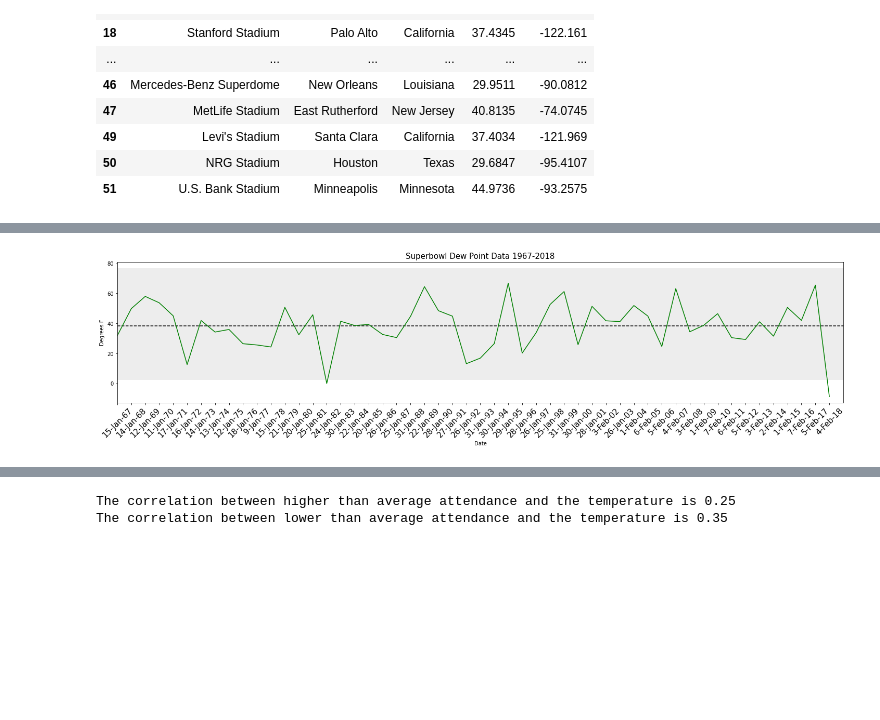
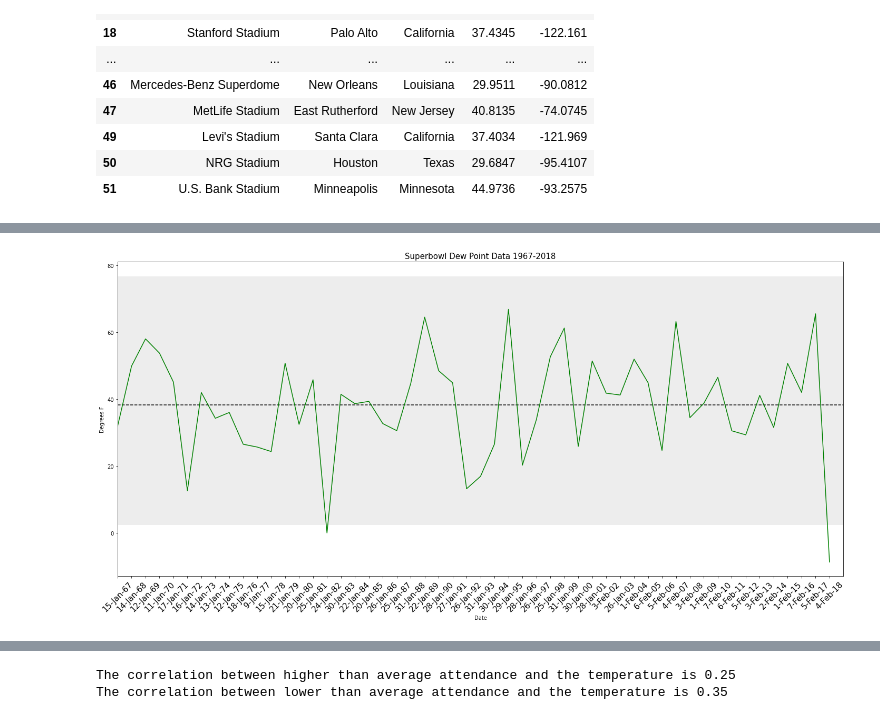
Before and after one commit to CodingComrades/Data, a Jupyter notebook: SB_weather/SB weather analysis.ipynb, the cells around one changed output, grey strips where cells are left out. Cells and saved outputs as stored; diff of their text form; code cells hidden in the pictures; blank space fills up the shorter version.

```diff
--- a/SB_weather/SB weather analysis.ipynb
+++ b/SB_weather/SB weather analysis.ipynb
@@ -191,30 +198,32 @@ The variance of the temperature data is 233.81221638313608
 # %%
 # Calculate stats for average dew point of every superbowl
 dew_point = SB_df["Dew Point (F)"]
 d_quartiles = dew_point.quantile([.25,.5,.75])
 d_lowerq = d_quartiles[0.25]
 d_upperq = d_quartiles[0.75]
 d_iqr = d_upperq-d_lowerq
 # lower an upper bounds to determine outliers
 d_lower_bound = d_lowerq - (1.5*d_iqr)
 d_upper_bound = d_upperq + (1.5*d_iqr)
 
 avg_dp = np.mean(dew_point)
 
 # Plot stats
-plt.figure(figsize=(25,5))
+plt.figure(figsize=(20,10))
 plt.plot(x_values, SB_df["Dew Point (F)"], color="green", label="Temperature")
 plt.xlim(0, len(x_values))
 plt.ylabel("Degrees F")
 plt.title("Superbowl Dew Point Data 1967-2018", fontsize=15)
 plt.grid(axis="y")
 plt.axhspan(d_lower_bound, d_upper_bound, facecolor='k', alpha=0.07)
 plt.hlines(avg_dp, 0, len(x_values), Linestyles='dashed')
 plt.xticks(rotation=45)
 plt.tick_params(axis='x', which='major', labelsize=15)
 plt.xlabel("Date")
 plt.grid(axis="y")
+plt.tight_layout()
+plt.savefig("Figures/dpPlot.png")
 # %% [output]
-[figure, old version]
+[figure, new version]
 # %%
 # Plot dew point general comfort ranges
```
Also changed, not shown: parts of 13 cells of this notebook, 11 other files.
